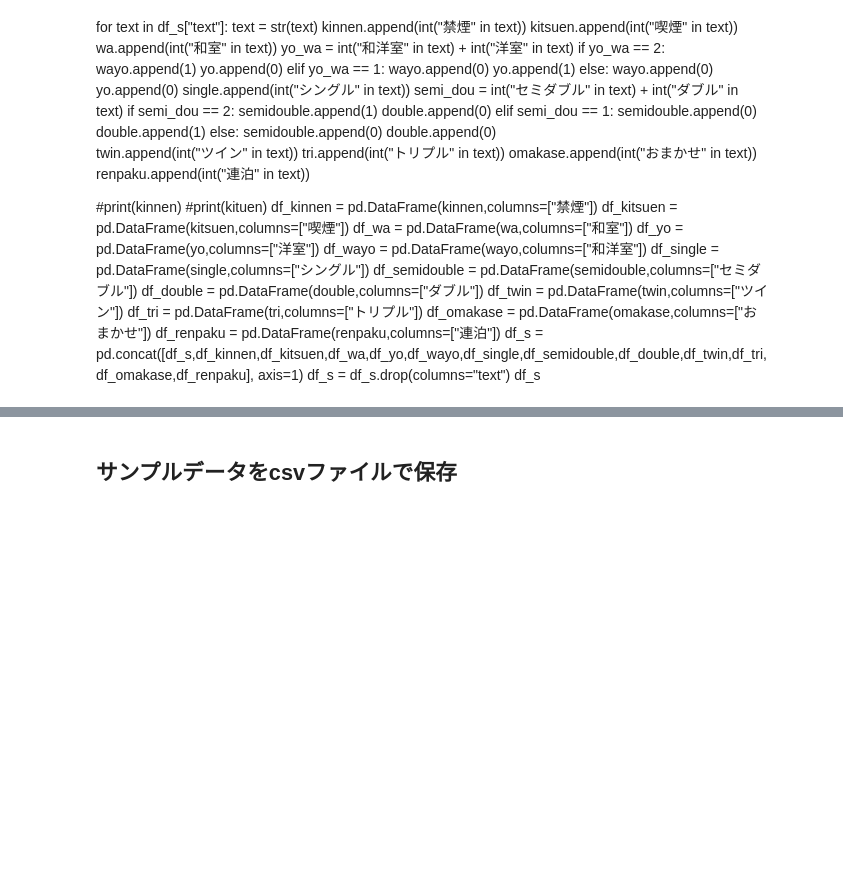
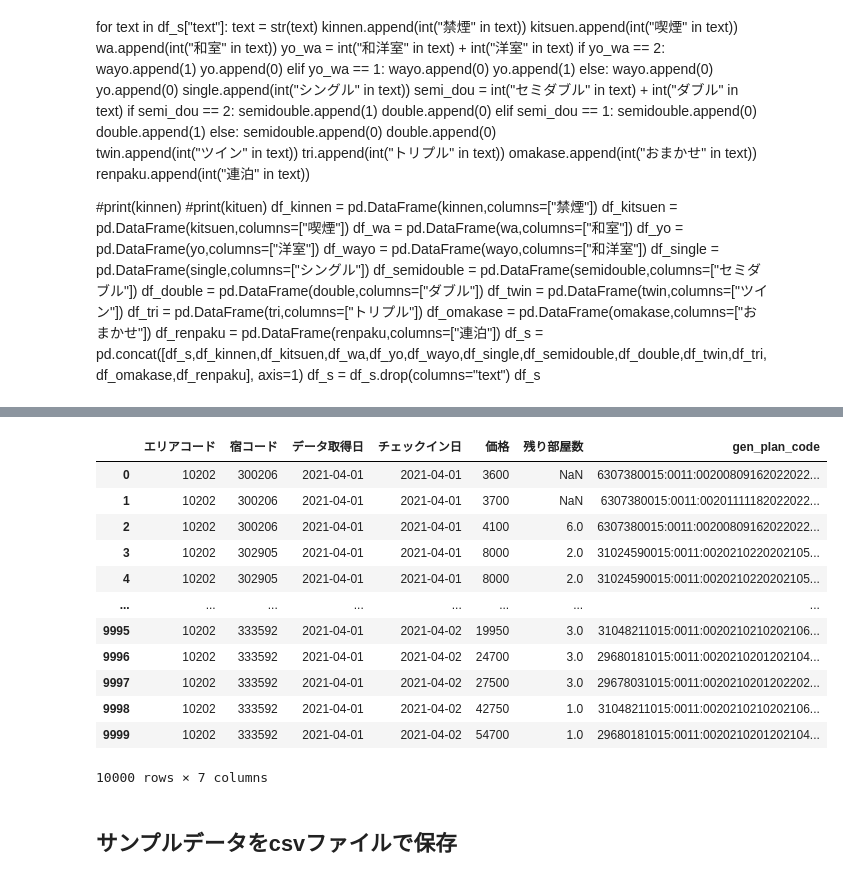
Before and after one commit to horiken0618/sample_gen, a Jupyter notebook: sample_gen.ipynb, the cells around one changed output, grey strips where cells are left out. Saved outputs shown, nothing was run; the diff lists cells and outputs as text; code cells hidden in the pictures; blank space fills up the shorter version.

```diff
--- a/sample_gen.ipynb
+++ b/sample_gen.ipynb
@@ -240,0 +250,8 @@ print(df_630738)
+# %%
+plan_code_columns = ['朝食の有無','夕食の有無','チェックイン時刻','チェックアウト時刻','プラン提供開始日', 'プラン提供終了日', '禁煙','喫煙','和室','洋室', '和洋室', 'シングル', 'セミダブル', 'ダブル', 'ツイン', 'トリプル', 'おまかせ', '連泊']
+# %%
+code = df_s['プランコード'].astype(str)
+for columns_name in plan_code_columns:
+    code = code + df_s[columns_name].astype(str)
+df_code = pd.DataFrame(code,columns=["gen_plan_code"])
+df_code
@@ -241,3 +272,21 @@ print(df_630738)
+# %%
+df_s = df_s.drop(columns=['プランコード','朝食の有無','夕食の有無','チェックイン時刻','チェックアウト時刻','プラン提供開始日', 'プラン提供終了日','禁煙','喫煙','和室','洋室', '和洋室', 'シングル', 'セミダブル', 'ダブル', 'ツイン', 'トリプル', 'おまかせ', '連泊'])
+df_s = pd.concat([df_s, df_code], axis=1)
+df_s
+# %% [output]
+|  | エリアコード | 宿コード | データ取得日 | チェックイン日 | 価格 | 残り部屋数 | gen_plan_code |
+| 0 | 10202 | 300206 | 2021-04-01 | 2021-04-01 | 3600 | NaN | 6307380015:0011:00200809162022022... |
+| 1 | 10202 | 300206 | 2021-04-01 | 2021-04-01 | 3700 | NaN | 6307380015:0011:00201111182022022... |
+| 2 | 10202 | 300206 | 2021-04-01 | 2021-04-01 | 4100 | 6.0 | 6307380015:0011:00200809162022022... |
+| 3 | 10202 | 302905 | 2021-04-01 | 2021-04-01 | 8000 | 2.0 | 31024590015:0011:0020210220202105... |
+| 4 | 10202 | 302905 | 2021-04-01 | 2021-04-01 | 8000 | 2.0 | 31024590015:0011:0020210220202105... |
+| ... | ... | ... | ... | ... | ... | ... | ... |
+| 9995 | 10202 | 333592 | 2021-04-01 | 2021-04-02 | 19950 | 3.0 | 31048211015:0011:0020210210202106... |
+| 9996 | 10202 | 333592 | 2021-04-01 | 2021-04-02 | 24700 | 3.0 | 29680181015:0011:0020210201202104... |
+| 9997 | 10202 | 333592 | 2021-04-01 | 2021-04-02 | 27500 | 3.0 | 29678031015:0011:0020210201202202... |
+| 9998 | 10202 | 333592 | 2021-04-01 | 2021-04-02 | 42750 | 1.0 | 31048211015:0011:0020210210202106... |
+| 9999 | 10202 | 333592 | 2021-04-01 | 2021-04-02 | 54700 | 1.0 | 29680181015:0011:0020210201202104... |
+10000 rows × 7 columns
 # %% [markdown]
 ## サンプルデータをcsvファイルで保存
 # %%
```
Also changed, not shown: parts of 9 cells of this notebook.
